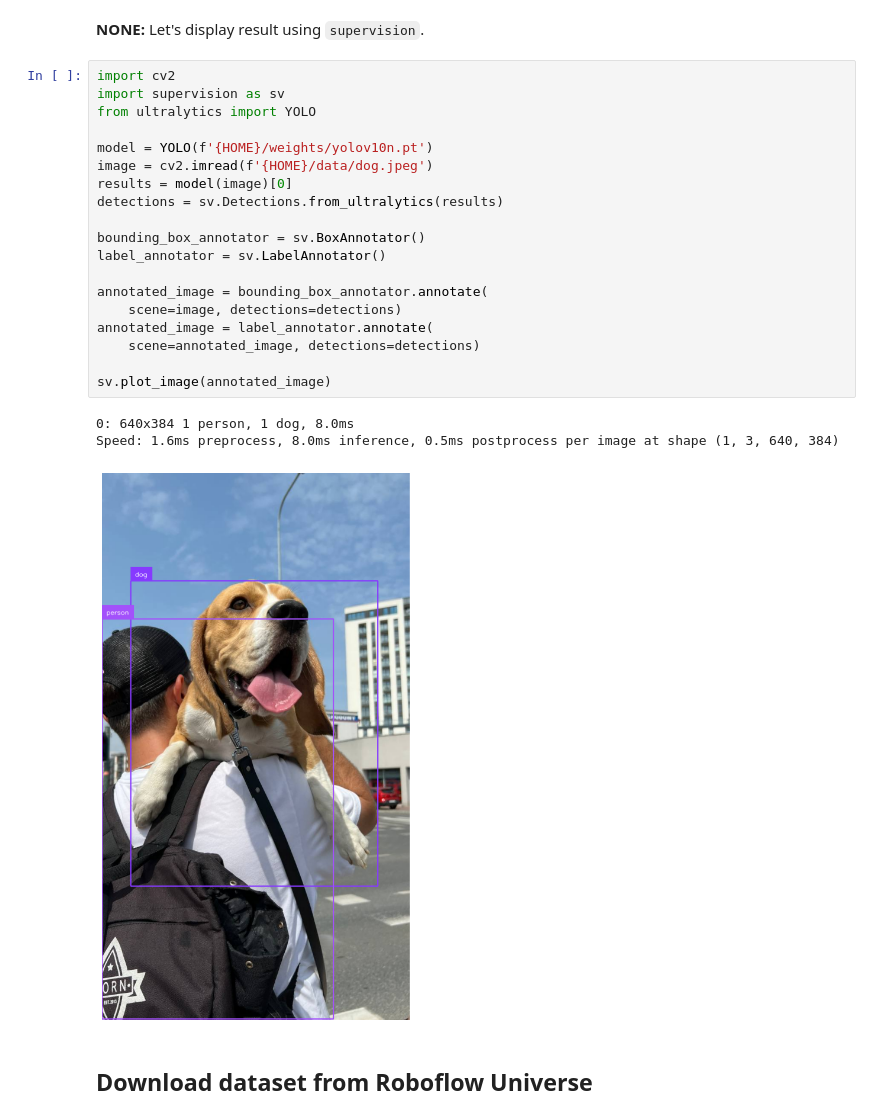
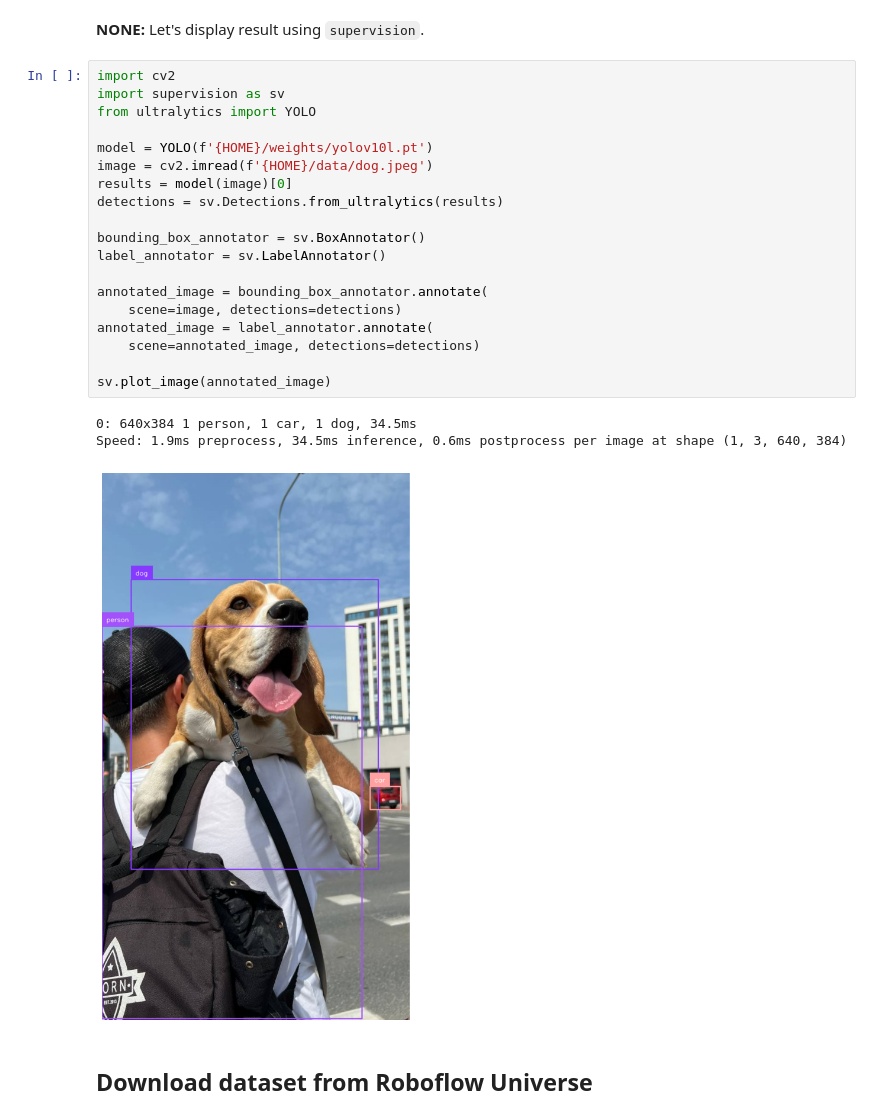
Before and after one commit to thorntonmatt/projects, a Jupyter notebook: notebooks/comp-vision/train_yolov10_object_detection_on_hockey_dataset.ipynb, the cells around one changed output. Saved outputs shown, nothing was run; the diff lists cells and outputs as text.

```diff
--- a/notebooks/comp-vision/train_yolov10_object_detection_on_hockey_dataset.ipynb
+++ b/notebooks/comp-vision/train_yolov10_object_detection_on_hockey_dataset.ipynb
@@ -188,26 +189,26 @@ tensor([16.,  0.], device='cuda:0')
 # %%
 import cv2
 import supervision as sv
 from ultralytics import YOLO
 
-model = YOLO(f'{HOME}/weights/yolov10n.pt')
+model = YOLO(f'{HOME}/weights/yolov10l.pt')
 image = cv2.imread(f'{HOME}/data/dog.jpeg')
 results = model(image)[0]
 detections = sv.Detections.from_ultralytics(results)
 
 bounding_box_annotator = sv.BoxAnnotator()
 label_annotator = sv.LabelAnnotator()
 
 annotated_image = bounding_box_annotator.annotate(
     scene=image, detections=detections)
 annotated_image = label_annotator.annotate(
     scene=annotated_image, detections=detections)
 
 sv.plot_image(annotated_image)
 # %% [output]
-0: 640x384 1 person, 1 dog, 8.0ms
-Speed: 1.6ms preprocess, 8.0ms inference, 0.5ms postprocess per image at shape (1, 3, 640, 384)
+0: 640x384 1 person, 1 car, 1 dog, 34.5ms
+Speed: 1.9ms preprocess, 34.5ms inference, 0.6ms postprocess per image at shape (1, 3, 640, 384)
-[figure, old version]
+[figure, new version]
 # %% [markdown]
 ## Download dataset from Roboflow Universe
 # %%
```
Also changed, not shown: parts of 11 cells of this notebook.
